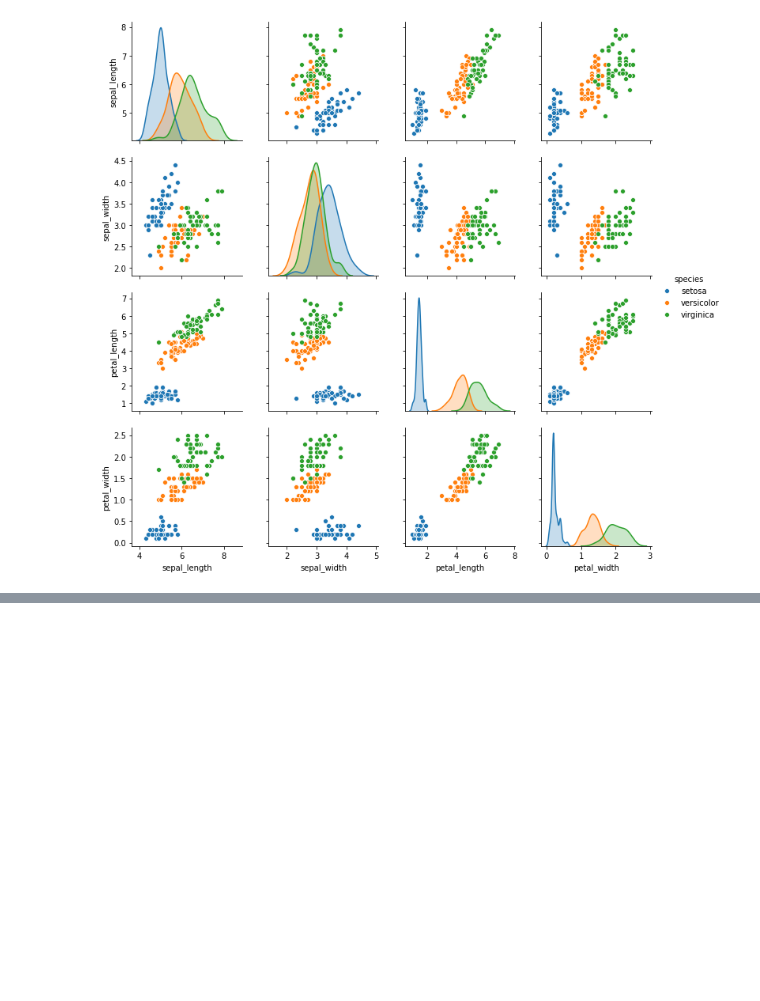
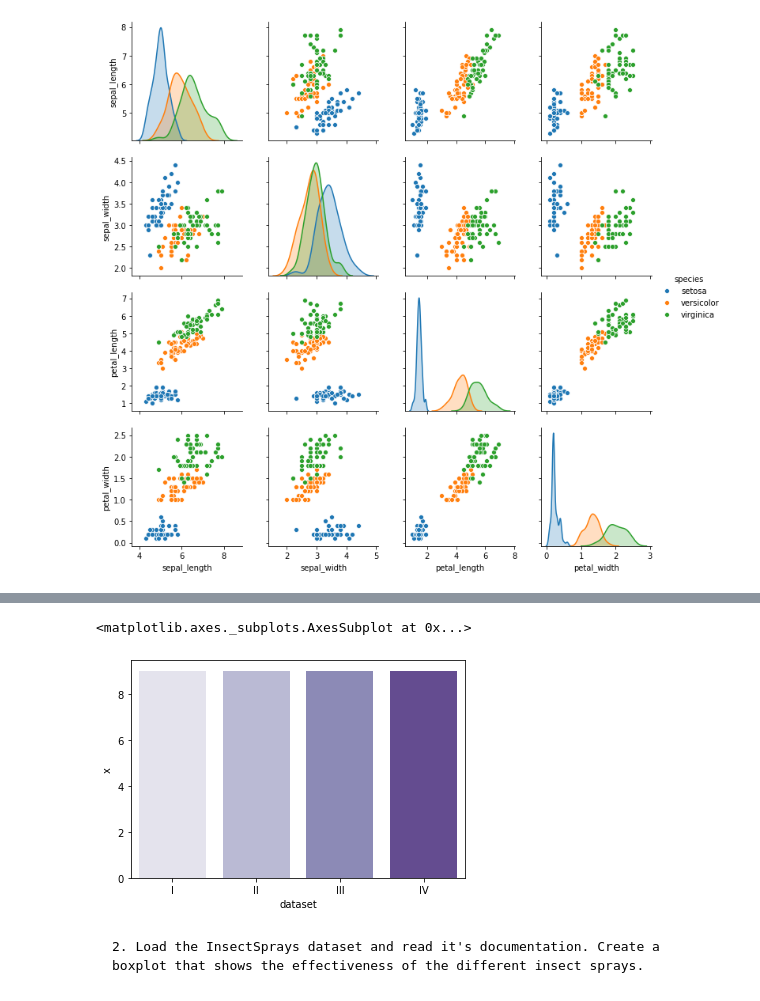
Before and after one commit to yvonneking1/python-exercises, a Jupyter notebook: 4.8.5_seaborn_exercises.ipynb, the cells around one changed output, grey strips where cells are left out. Cells and saved outputs as stored; diff of their text form; code cells hidden in the pictures; blank space fills up the shorter version.

```diff
--- a/4.8.5_seaborn_exercises.ipynb
+++ b/4.8.5_seaborn_exercises.ipynb
@@ -48,0 +83,7 @@ sns.pairplot(iris, hue="species")
+# %%
+sns.barplot(data=anscombe, y='x', x='dataset', ci=None, palette=palette1)
+# %% [output]
+<matplotlib.axes._subplots.AxesSubplot at 0x...>
+[figure, added]
+# %% [markdown]
+    2. Load the InsectSprays dataset and read it's documentation. Create a boxplot that shows the effectiveness of the different insect sprays.
```
Also changed, not shown: parts of 28 cells of this notebook.
